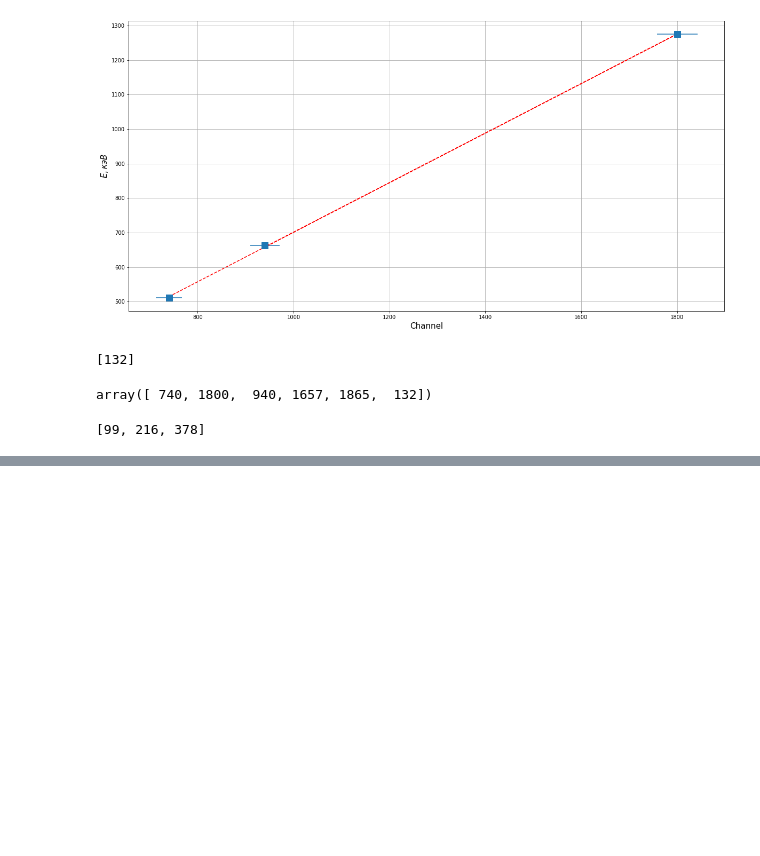
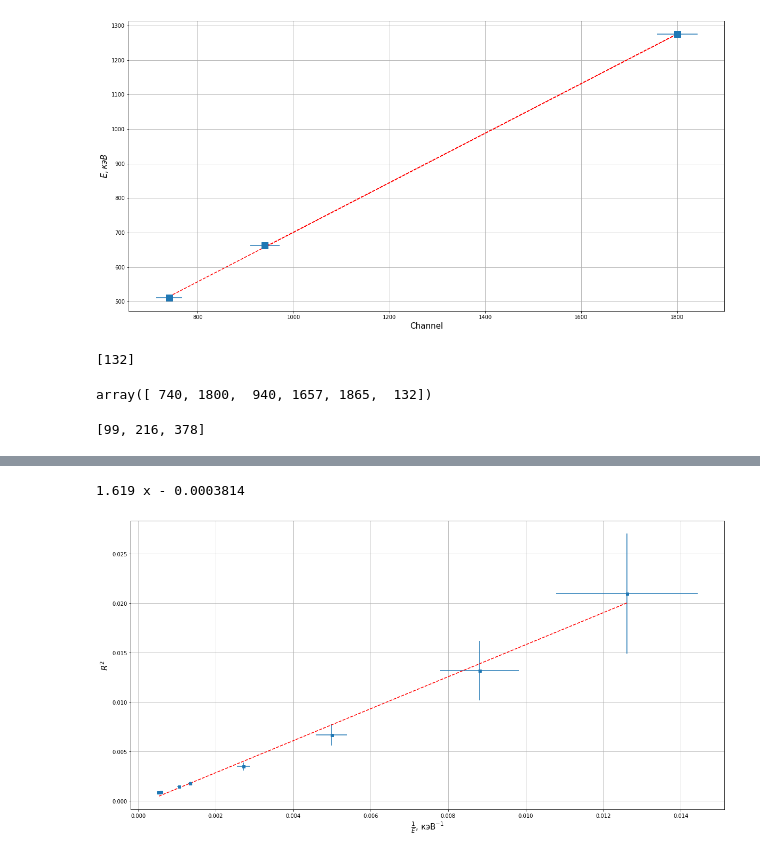
Before and after one commit to 106-inc/PhysLabV, a Jupyter notebook: 5.5/5.5.ipynb, the cells around one changed output, grey strips where cells are left out. Drawn from its saved outputs; the diff is of its cells as text; code cells hidden in the pictures; blank space fills up the shorter version.

```diff
--- a/5.5/5.5.ipynb
+++ b/5.5/5.5.ipynb
@@ -226,0 +265,20 @@ to_comp
+# %%
+REdf = df.iloc[:, 2:].sort_values(by=["E_i"])
+x = 1/REdf["E_i"]
+xerr = REdf["\\sigma_{E_i}"] * x**2
+y = REdf["R_i"]**2
+yerr = 2 * REdf["R_i"] * REdf["\\sigma_{R_i}"]
+
+plt.figure(figsize=[20, 10])
+plt.errorbar(
+  x=x, y=y, xerr=xerr, yerr=yerr, marker="s", markersize=5, ls=""
+)
+plt.xlabel("$\\frac{1}{E}$, кэВ$^{-1}$", fontsize=fsz)
+plt.ylabel("$R^2$", fontsize=fsz)
+trend = np.poly1d(np.polyfit(x, y, 1))
+plt.plot(x, trend(x), "r--")
+plt.grid()
+print(trend)
+# %% [output]
+1.619 x - 0.0003814
+[figure, added]
```
Also changed, not shown: parts of 4 cells of this notebook.
